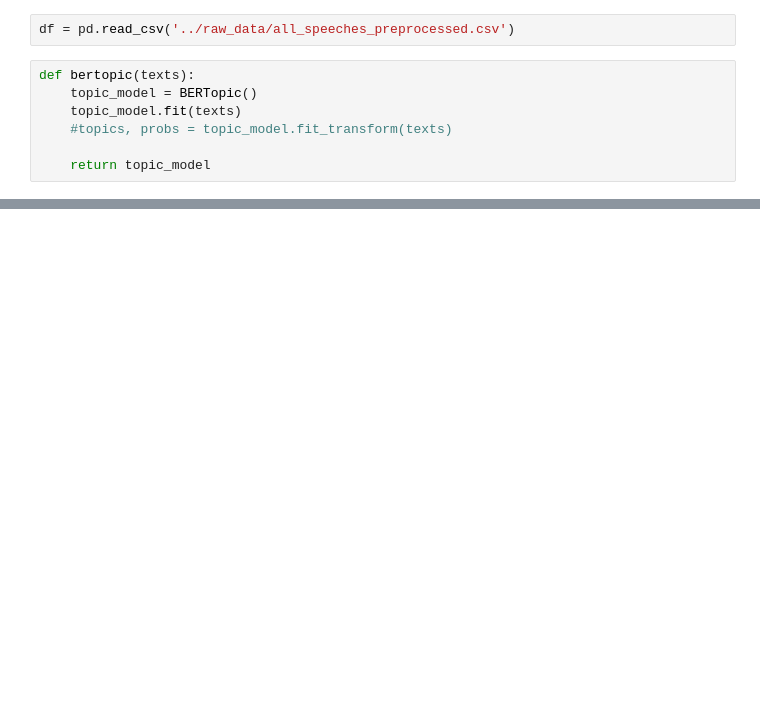
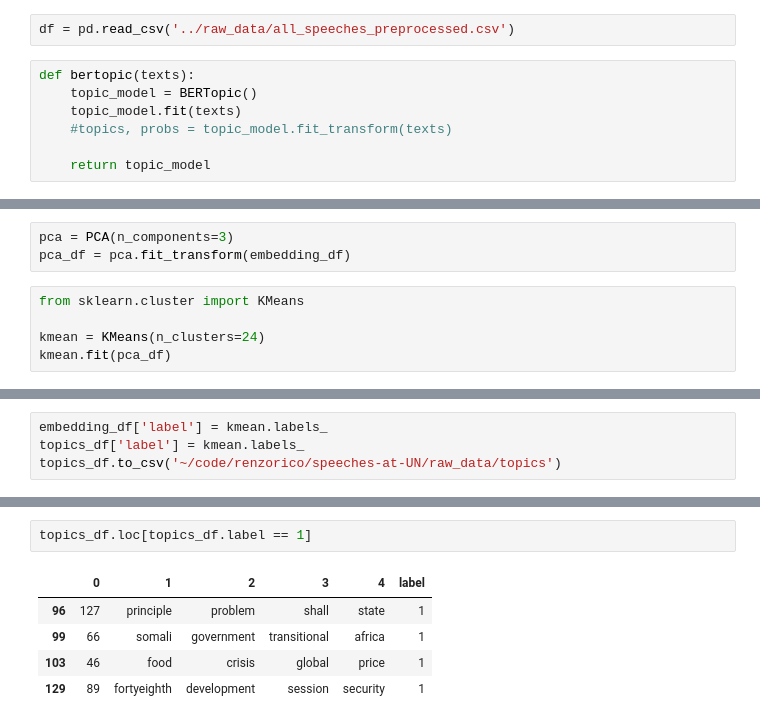
Before and after one commit to renzorico/speeches-at-UN, a Jupyter notebook: project/bertopic_vec.ipynb, the cells around one changed output, grey strips where cells are left out. Drawn from its saved outputs; the diff is of its cells as text; blank space fills up the shorter version.

```diff
--- a/project/bertopic_vec.ipynb
+++ b/project/bertopic_vec.ipynb
@@ -56,0 +112,8 @@ for z in zip(topics, probs):
+# %%
+pca = PCA(n_components=3)
+pca_df = pca.fit_transform(embedding_df)
+# %%
+from sklearn.cluster import KMeans
+
+kmean = KMeans(n_clusters=24)
+kmean.fit(pca_df)
@@ -56,0 +122,4 @@ for z in zip(topics, probs):
+# %%
+embedding_df['label'] = kmean.labels_
+topics_df['label'] = kmean.labels_
+topics_df.to_csv('~/code/renzorico/speeches-at-UN/raw_data/topics')
@@ -58,0 +153,8 @@ topic_model.get_topic_info().to_csv('../raw_data/bertopics.csv')
+# %%
+topics_df.loc[topics_df.label == 1]
+# %% [output]
+|  | 0 | 1 | 2 | 3 | 4 | label |
+| 96 | 127 | principle | problem | shall | state | 1 |
+| 99 | 66 | somali | government | transitional | africa | 1 |
+| 103 | 46 | food | crisis | global | price | 1 |
+| 129 | 89 | fortyeighth | development | session | security | 1 |
```
Also changed, not shown: parts of 20 cells of this notebook, 1 other file.
